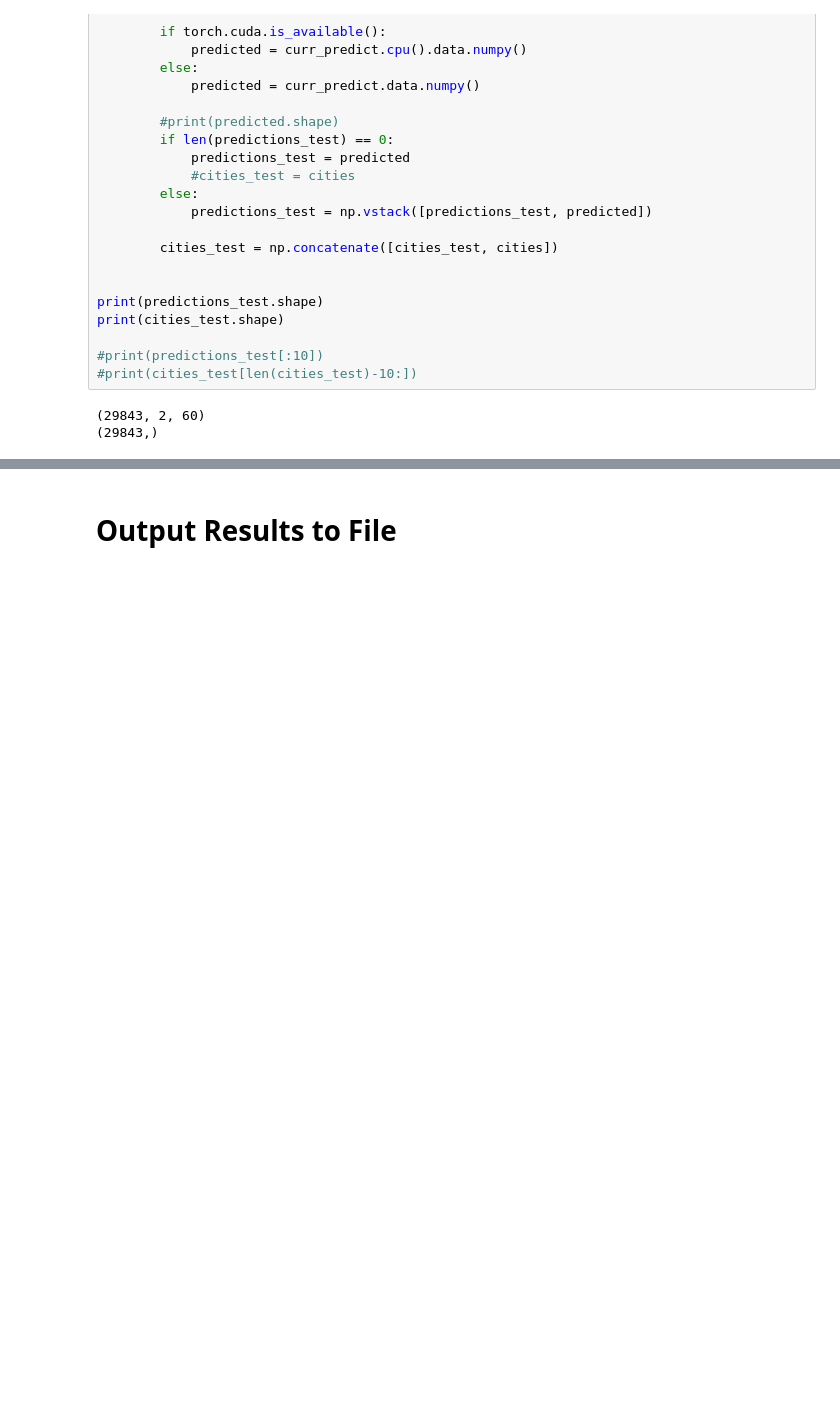
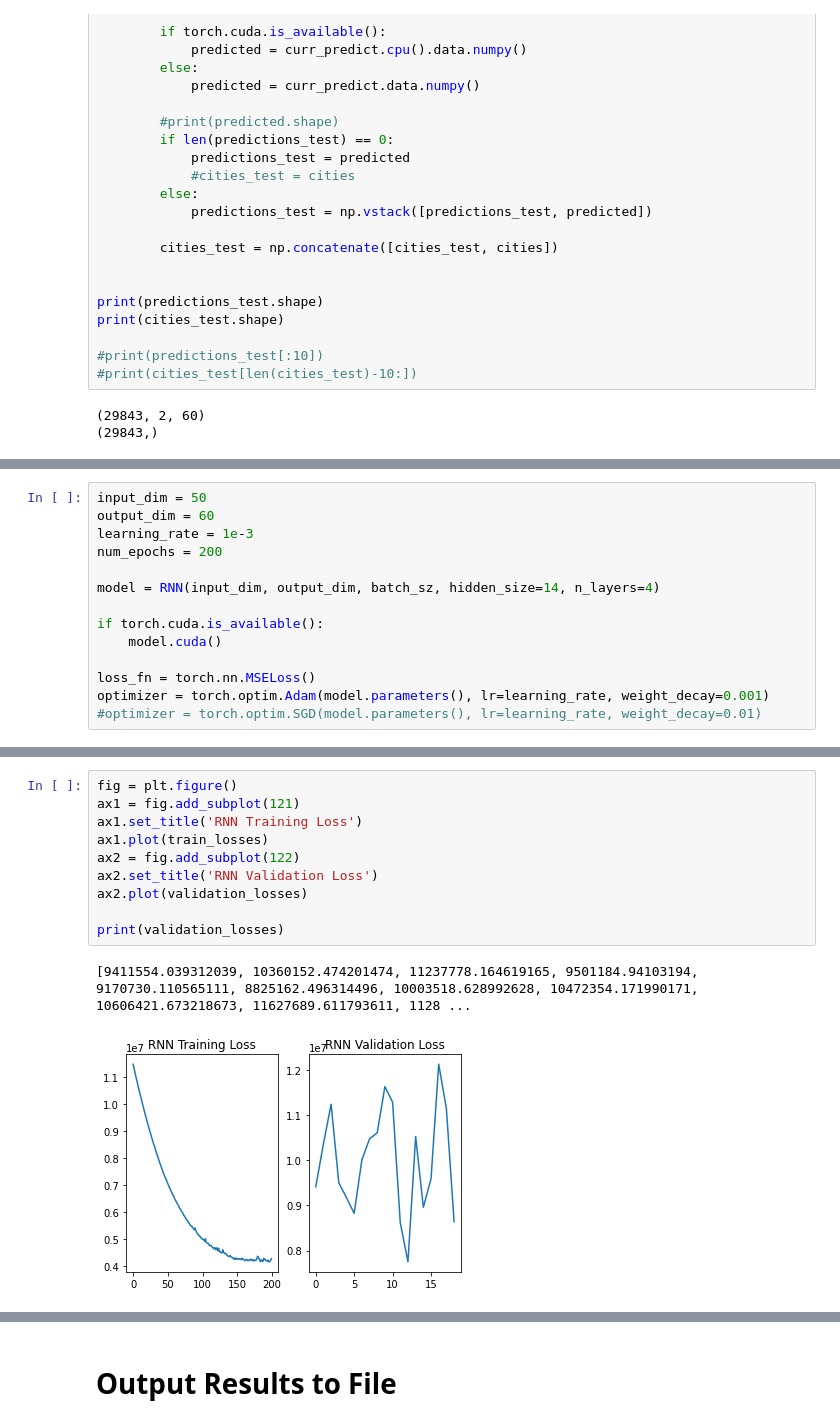
Before and after one commit to nwong524/CSE-151B-Project, a Jupyter notebook: Load_Argo2_Public.ipynb, the cells around one changed output, grey strips where cells are left out. Cells and saved outputs as stored; diff of their text form; blank space fills up the shorter version.

```diff
--- a/Load_Argo2_Public.ipynb
+++ b/Load_Argo2_Public.ipynb
@@ -672,0 +682,14 @@ print(cities_test.shape)
+# %%
+input_dim = 50
+output_dim = 60
+learning_rate = 1e-3
+num_epochs = 200
+
+model = RNN(input_dim, output_dim, batch_sz, hidden_size=14, n_layers=4)
+
+if torch.cuda.is_available():
+    model.cuda()
+
+loss_fn = torch.nn.MSELoss()
+optimizer = torch.optim.Adam(model.parameters(), lr=learning_rate, weight_decay=0.001)
+#optimizer = torch.optim.SGD(model.parameters(), lr=learning_rate, weight_decay=0.01)
@@ -672,0 +793,13 @@ print(cities_test.shape)
+# %%
+fig = plt.figure()
+ax1 = fig.add_subplot(121)
+ax1.set_title('RNN Training Loss')
+ax1.plot(train_losses)
+ax2 = fig.add_subplot(122)
+ax2.set_title('RNN Validation Loss')
+ax2.plot(validation_losses)
+
+print(validation_losses)
+# %% [output]
+[9411554.039312039, 10360152.474201474, 11237778.164619165, 9501184.94103194, 9170730.110565111, 8825162.496314496, 10003518.628992628, 10472354.171990171, 10606421.673218673, 11627689.611793611, 1128 ...
+[figure, added]
```
Also changed, not shown: parts of 24 cells of this notebook.
